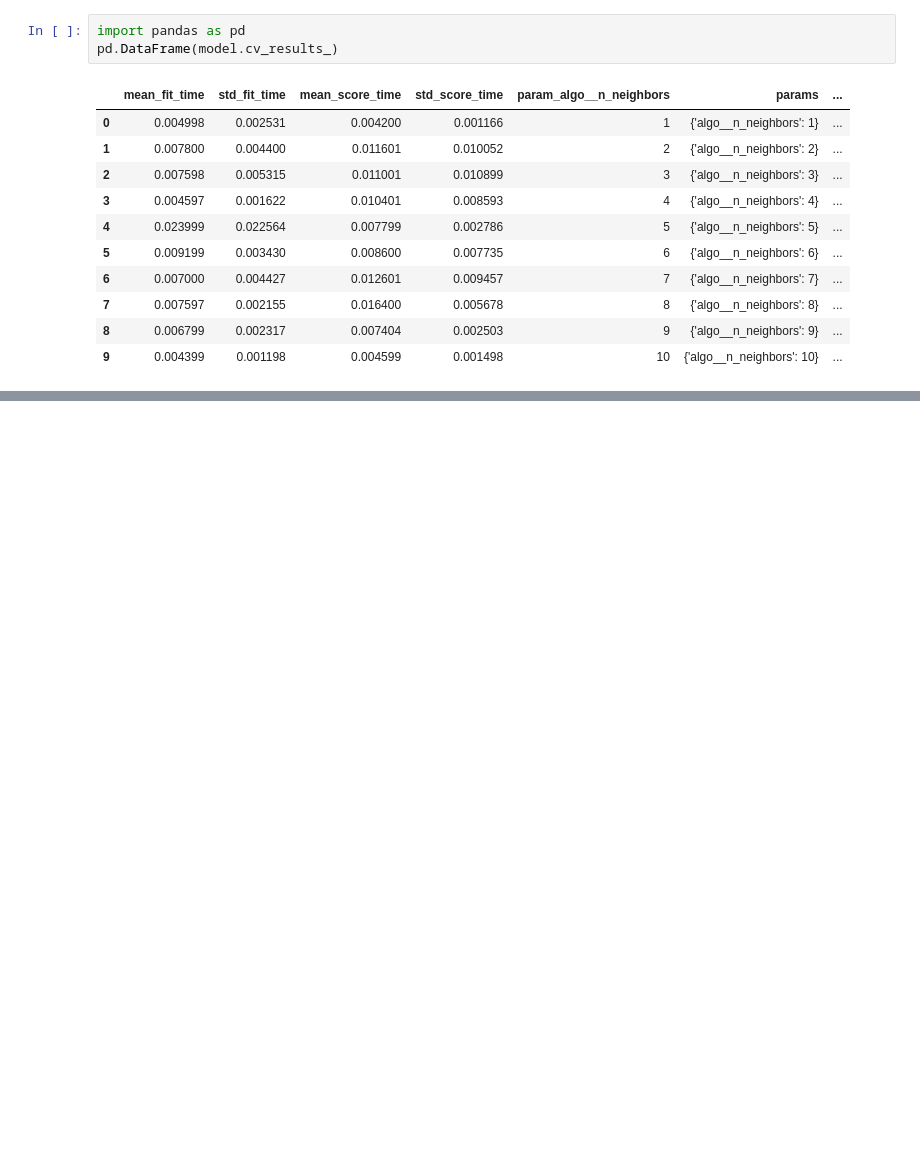
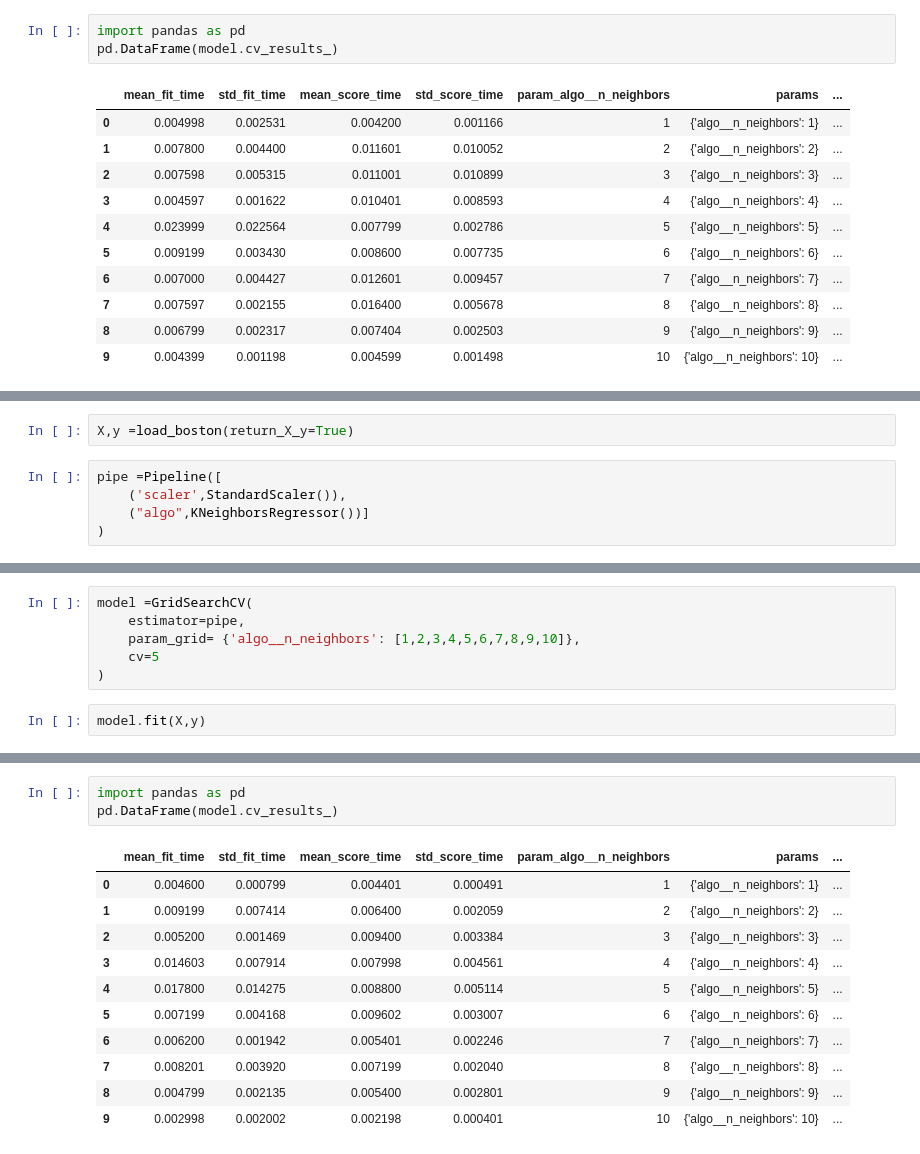
Before and after one commit to ijazkhan101/Machine-Learning-with-Python-20Days, a Jupyter notebook: MLDay02/Day2Assigment.ipynb, the cells around one changed output, grey strips where cells are left out. Saved outputs shown, nothing was run; the diff lists cells and outputs as text; blank space fills up the shorter version.

```diff
--- a/MLDay02/Day2Assigment.ipynb
+++ b/MLDay02/Day2Assigment.ipynb
@@ -130,0 +152,7 @@ pd.DataFrame(model.cv_results_)
+# %%
+X,y =load_boston(return_X_y=True)
+# %%
+pipe =Pipeline([
+    ('scaler',StandardScaler()),
+    ("algo",KNeighborsRegressor())]
+)
@@ -130,0 +178,8 @@ pd.DataFrame(model.cv_results_)
+# %%
+model =GridSearchCV(
+    estimator=pipe,
+    param_grid= {'algo__n_neighbors': [1,2,3,4,5,6,7,8,9,10]},
+    cv=5
+)
+# %%
+model.fit(X,y)
@@ -130,0 +211,15 @@ pd.DataFrame(model.cv_results_)
+# %%
+import pandas as pd
+pd.DataFrame(model.cv_results_)
+# %% [output]
+|  | mean_fit_time | std_fit_time | mean_score_time | std_score_time | param_algo__n_neighbors | params | ... |
+| 0 | 0.004600 | 0.000799 | 0.004401 | 0.000491 | 1 | {'algo__n_neighbors': 1} | ... |
+| 1 | 0.009199 | 0.007414 | 0.006400 | 0.002059 | 2 | {'algo__n_neighbors': 2} | ... |
+| 2 | 0.005200 | 0.001469 | 0.009400 | 0.003384 | 3 | {'algo__n_neighbors': 3} | ... |
+| 3 | 0.014603 | 0.007914 | 0.007998 | 0.004561 | 4 | {'algo__n_neighbors': 4} | ... |
+| 4 | 0.017800 | 0.014275 | 0.008800 | 0.005114 | 5 | {'algo__n_neighbors': 5} | ... |
+| 5 | 0.007199 | 0.004168 | 0.009602 | 0.003007 | 6 | {'algo__n_neighbors': 6} | ... |
+| 6 | 0.006200 | 0.001942 | 0.005401 | 0.002246 | 7 | {'algo__n_neighbors': 7} | ... |
+| 7 | 0.008201 | 0.003920 | 0.007199 | 0.002040 | 8 | {'algo__n_neighbors': 8} | ... |
+| 8 | 0.004799 | 0.002135 | 0.005400 | 0.002801 | 9 | {'algo__n_neighbors': 9} | ... |
+| 9 | 0.002998 | 0.002002 | 0.002198 | 0.000401 | 10 | {'algo__n_neighbors': 10} | ... |
```
Also changed, not shown: parts of 10 cells of this notebook, 1 other file.
